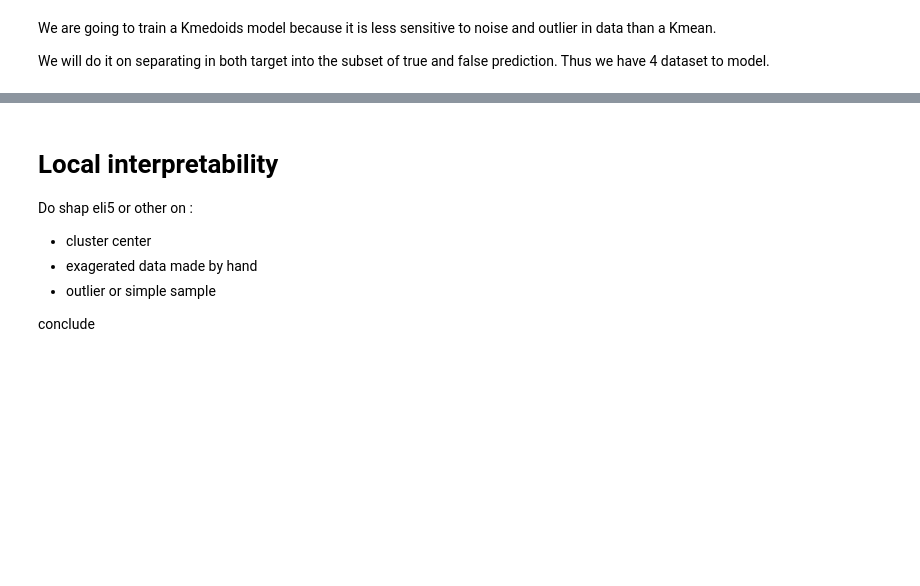
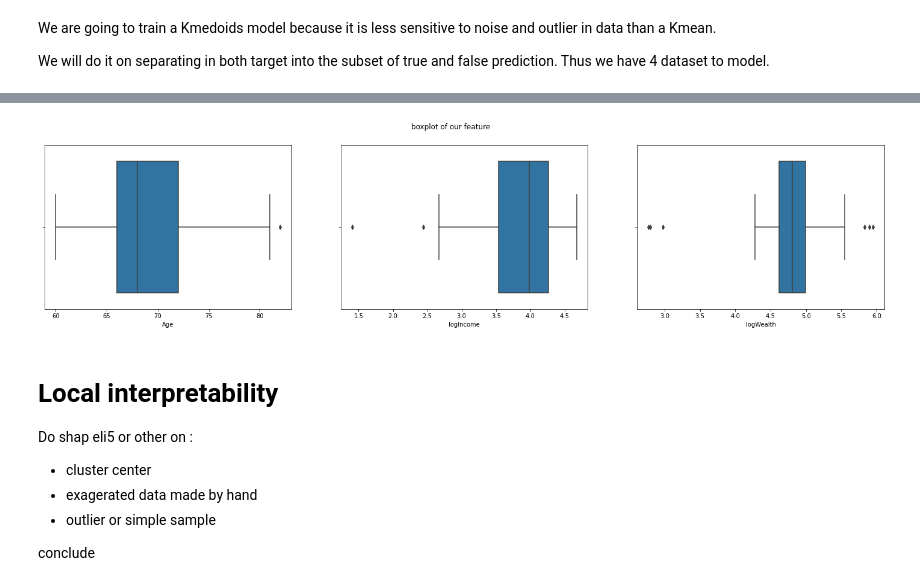
Before and after one commit to Emmalito/ML_BC2, a Jupyter notebook: src/4_Interpretability.ipynb, the cells around one changed output, grey strips where cells are left out. Saved outputs shown, nothing was run; the diff lists cells and outputs as text; code cells hidden in the pictures; blank space fills up the shorter version.

```diff
--- a/src/4_Interpretability.ipynb
+++ b/src/4_Interpretability.ipynb
@@ -261,0 +314,2 @@ tty.describe()
+# %%
+labels_inc = best_medoids(3, Inc_true)
@@ -261,0 +322,3 @@ tty.describe()
+# %%
+distribution_Inc = repartition(labels_inc, 0, Inc_true)
+distribution_Inc.describe()
@@ -262,3 +335,7 @@ tty.describe()
+# %%
+boxplot(distribution_Inc)
+# %% [output]
+[figure, added]
 # %% [markdown]
 # Local interpretability
 
```
Also changed, not shown: parts of 16 cells of this notebook.
